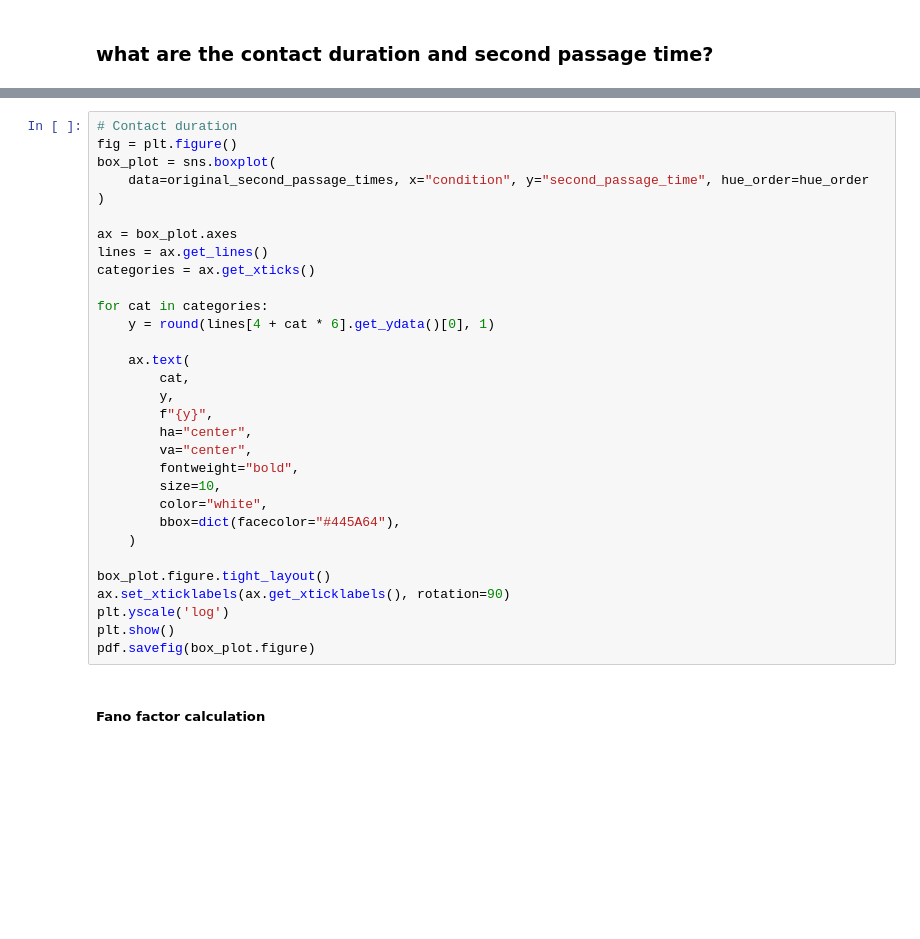
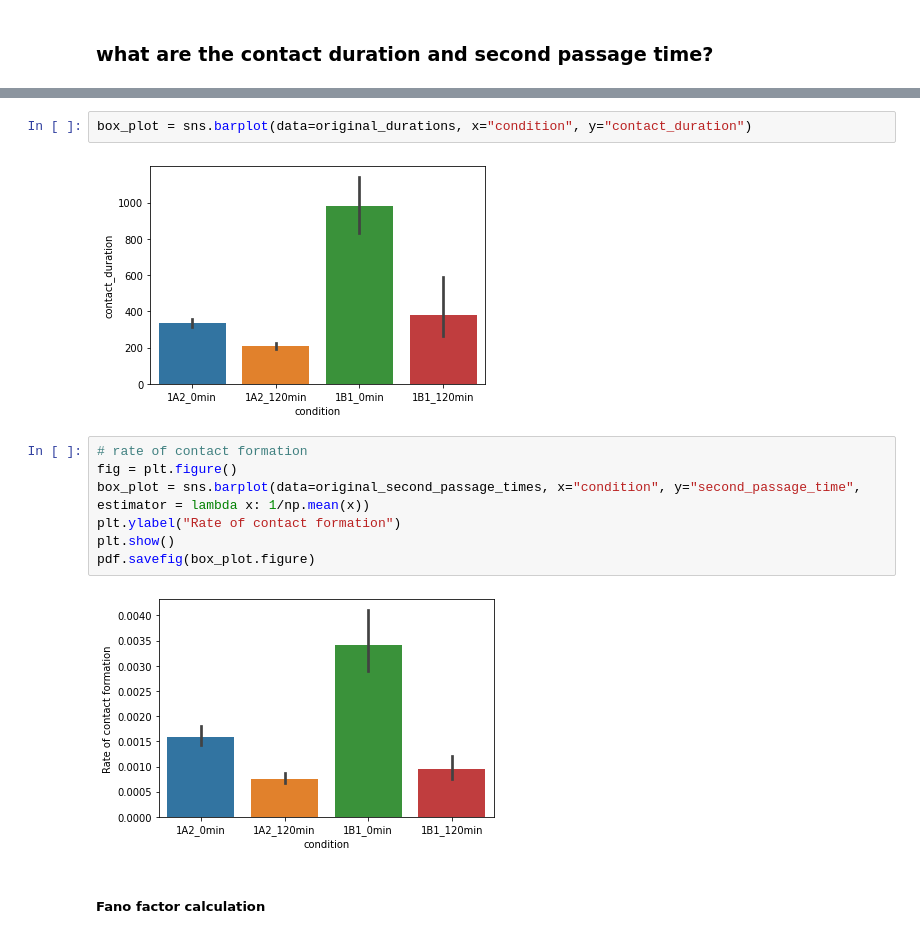
Before and after one commit to zhanyinx/SPT_analysis, a Jupyter notebook: notebooks/HMM_experimental_data.ipynb, the cells around one changed output, grey strips where cells are left out. Drawn from its saved outputs; the diff is of its cells as text; blank space fills up the shorter version.

```diff
--- a/notebooks/HMM_experimental_data.ipynb
+++ b/notebooks/HMM_experimental_data.ipynb
@@ -319,34 +329,16 @@ pdf.savefig(box_plot.figure)
-# %%
-# Contact duration
-fig = plt.figure()
-box_plot = sns.boxplot(
-    data=original_second_passage_times, x="condition", y="second_passage_time", hue_order=hue_order
-)
-
-ax = box_plot.axes
-lines = ax.get_lines()
-categories = ax.get_xticks()
-
-for cat in categories:
-    y = round(lines[4 + cat * 6].get_ydata()[0], 1)
-
-    ax.text(
-        cat,
-        y,
-        f"{y}",
-        ha="center",
-        va="center",
-        fontweight="bold",
-        size=10,
-        color="white",
-        bbox=dict(facecolor="#445A64"),
-    )
-
-box_plot.figure.tight_layout()
-ax.set_xticklabels(ax.get_xticklabels(), rotation=90)
-plt.yscale('log')
-plt.show()
-pdf.savefig(box_plot.figure)
+# %%
+box_plot = sns.barplot(data=original_durations, x="condition", y="contact_duration")
+# %% [output]
+[figure, added]
+# %%
+# rate of contact formation
+fig = plt.figure()
+box_plot = sns.barplot(data=original_second_passage_times, x="condition", y="second_passage_time", estimator = lambda x: 1/np.mean(x))
+plt.ylabel("Rate of contact formation")
+plt.show()
+pdf.savefig(box_plot.figure)
+# %% [output]
+[figure, added]
 # %% [markdown]
 ##### Fano factor calculation
 # %%
```
Also changed, not shown: parts of 9 cells of this notebook.
